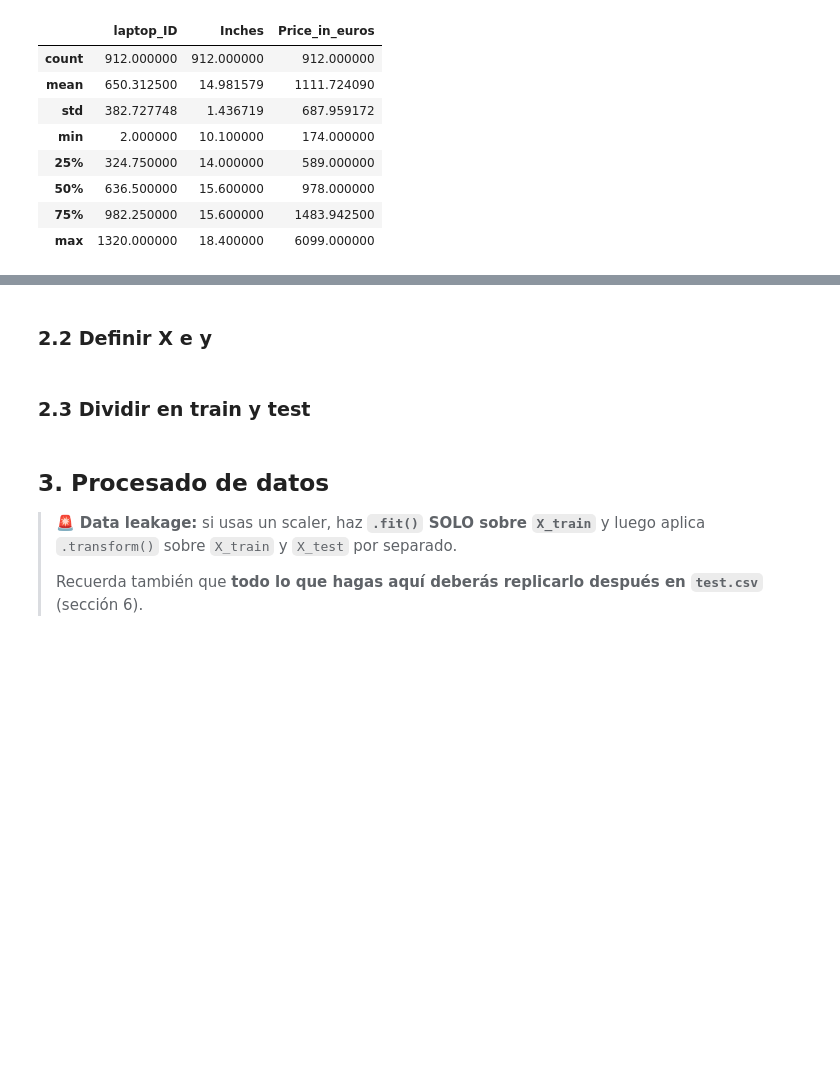
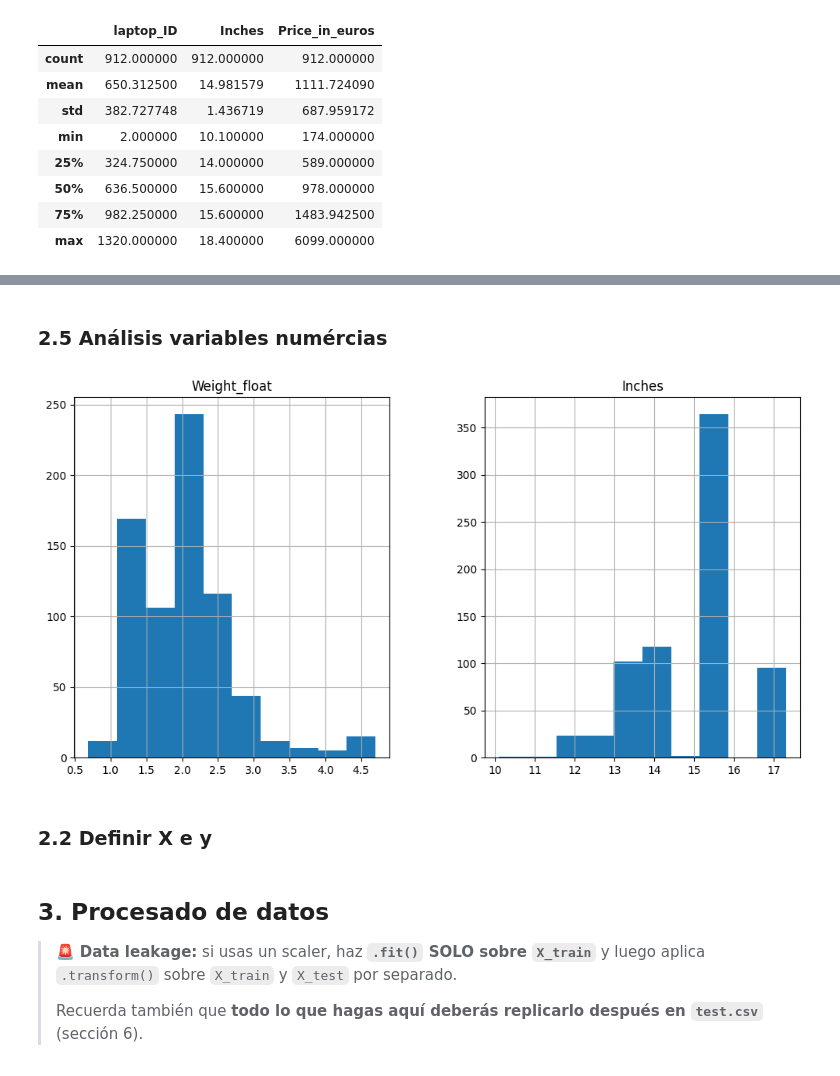
Before and after one commit to willwalker7/Kaggle-Competition-WW, a Jupyter notebook: TC_04_Sprint_12_Kaggle/TC-Kaggle_submission.ipynb, the cells around one changed output, grey strips where cells are left out. Drawn from its saved outputs; the diff is of its cells as text; code cells hidden in the pictures; blank space fills up the shorter version.

```diff
--- a/TC_04_Sprint_12_Kaggle/TC-Kaggle_submission.ipynb
+++ b/TC_04_Sprint_12_Kaggle/TC-Kaggle_submission.ipynb
@@ -79,0 +274,14 @@ df.head()
+# %%
+train_set["Ram_float"] = train_set["Ram"].str.replace("GB", "", regex=False).astype(float)
+test_set["Ram_float"] = test_set["Ram"].str.replace("GB", "", regex=False).astype(float)
+# %% [markdown]
+### 2.5 Análisis variables numércias
+# %%
+train_set["Weight_float"] = train_set["Weight"].str.replace("kg", "", regex=False).astype(float)
+test_set["Weight_float"] = test_set["Weight"].str.replace("kg", "", regex=False).astype(float)
+# %%
+col_num = ["Weight_float", "Inches"]
+
+train_set[col_num].hist(figsize=(12,6));
+# %% [output]
+[figure, added]
@@ -84,2 +294,0 @@ df.head()
-# %% [markdown]
-### 2.3 Dividir en train y test
```
Also changed, not shown: parts of 43 cells of this notebook, 1 other file.
